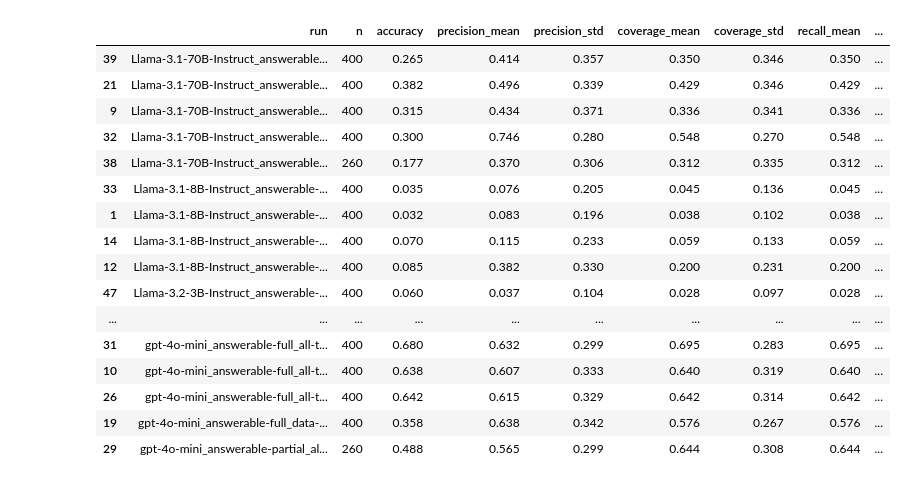
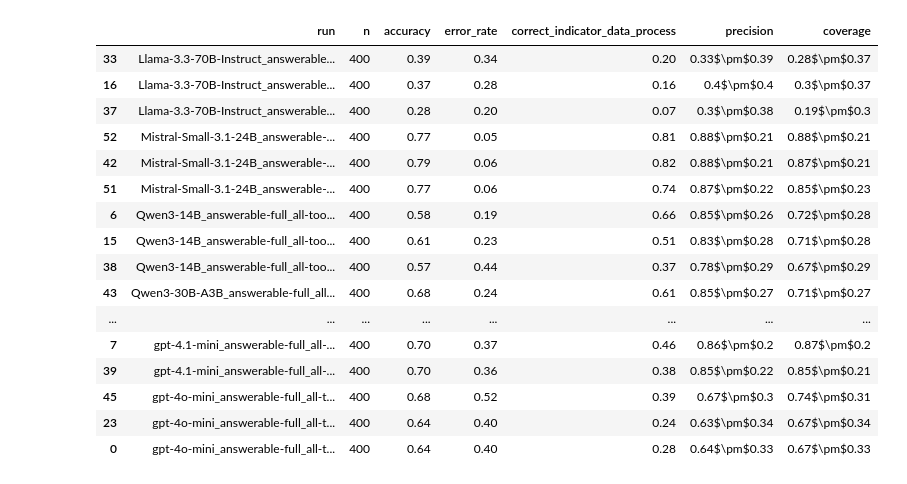
Before and after one commit to njf0/frankenstein, a Jupyter notebook: eval/results.ipynb, the cells around one changed output. Cells and saved outputs as stored; diff of their text form; code cells hidden in the pictures.

Commit message:
Analysis code and results

```diff
--- a/eval/results.ipynb
+++ b/eval/results.ipynb
@@ -47,12 +27,14 @@ Found 49 runs in runs:
 # %%
+from tqdm import tqdm
+
 summary_rows = []
-for run_name, run_df in dfs.items():
-    print(f'Processing run: {run_name}')
+for run_name, run_df in tqdm(dfs.items(), desc='Processing runs', unit='run'):
     # Compute tool call columns if not already present
     # Keep only rows where df['answer_format'] is not bool
-    run_df = run_df[run_df['answer_format'] != bool]
+    # run_df = run_df[run_df['answer_format'] != bool]
     if 'gold_tool_calls' not in run_df.columns:
-        run_df['gold_tool_calls'] = run_df.apply(analysis.get_gold_tool_calls, axis=1)
+        tools = DATA_TOOL_NAMES if 'data-tools' in run_name else []
+        run_df['gold_tool_calls'] = run_df.apply(lambda row: analysis.get_gold_tool_calls(row, tools), axis=1)
     if 'pred_tool_calls' not in run_df.columns:
         run_df['pred_tool_calls'] = run_df.apply(analysis.get_pred_tool_calls, axis=1)
     if 'true_positives' not in run_df.columns:
@@ -65,12 +47,10 @@ for run_name, run_df in dfs.items():
         run_df['precision'] = run_df.apply(analysis.get_precision, axis=1)
     if 'coverage' not in run_df.columns:
         run_df['coverage'] = run_df.apply(analysis.get_coverage, axis=1)
-    if 'recall' not in run_df.columns:
-        run_df['recall'] = run_df.apply(analysis.get_recall, axis=1)
     if 'error_made' not in run_df.columns:
         run_df['error_made'] = run_df.apply(analysis.get_error_made, axis=1)
-    if 'no_search_for_indicator_names' not in run_df.columns:
-        run_df['no_search_for_indicator_names'] = run_df.apply(analysis.get_no_search_for_indicator_names, axis=1)
+    if 'correct_indicator_data_process' not in run_df.columns:
+        run_df['correct_indicator_data_process'] = run_df.apply(analysis.get_correct_indicator_data_process, axis=1)
 
     summary = {
         'run': run_name,
@@ -80,15 +60,26 @@ for run_name, run_df in dfs.items():
         'precision_std': run_df['precision'].std(),
         'coverage_mean': run_df['coverage'].mean(),
         'coverage_std': run_df['coverage'].std(),
-        'recall_mean': run_df['recall'].mean(),
-        'recall_std': run_df['recall'].std(),
         'error_rate': run_df['error_made'].mean(),
-        'no_search_rate': run_df['no_search_for_indicator_names'].mean(),
+        'correct_indicator_data_process': run_df['correct_indicator_data_process'].mean(),
     }
     summary_rows.append(summary)
 
 summary_df = pd.DataFrame(summary_rows)
 summary_df = summary_df.sort_values(by='run')
-summary_df = summary_df.round(3)  # Round to 3 decimal places
-summary_df
+summary_df = summary_df.round(2)  # Round to 2 decimal places
+
+# Drop certain rows from the summary depending on the run name
+summary_df = summary_df[~summary_df['run'].str.contains('Llama-3.1-70B|Llama-3.1-8B|Llama-3.2-3B')]
+# Currently I have 'mean' and 'std' for precision and coverage, can I put these in a single column with a format like '0.85 ± 0.05'?
+summary_df['precision'] = summary_df.apply(lambda row: rf'{row["precision_mean"]}$\pm${row["precision_std"]}', axis=1)
+summary_df['coverage'] = summary_df.apply(lambda row: rf'{row["coverage_mean"]}$\pm${row["coverage_std"]}', axis=1)
+summary_df = summary_df.drop(columns=['precision_mean', 'precision_std', 'coverage_mean', 'coverage_std'])
+normal_runs = summary_df[~summary_df['run'].str.contains('data-tools|partial')]
+zero_shot = normal_runs[normal_runs['run'].str.contains('0-shot')]
+one_shot = normal_runs[normal_runs['run'].str.contains('1-shot')]
+three_shot = normal_runs[normal_runs['run'].str.contains('3-shot')]
+partial_runs = summary_df[summary_df['run'].str.contains('partial')]
+data_tool_runs = summary_df[summary_df['run'].str.contains('data-tools')]
+normal_runs
 # %% [output]
@@ -112,17 +86,17 @@ Processing run: Qwen3-4B_answerable-partial_all-tools_0-shot
-|  | run | n | accuracy | precision_mean | precision_std | coverage_mean | coverage_std | recall_mean | ... |
-| 39 | Llama-3.1-70B-Instruct_answerable... | 400 | 0.265 | 0.414 | 0.357 | 0.350 | 0.346 | 0.350 | ... |
-| 21 | Llama-3.1-70B-Instruct_answerable... | 400 | 0.382 | 0.496 | 0.339 | 0.429 | 0.346 | 0.429 | ... |
-| 9 | Llama-3.1-70B-Instruct_answerable... | 400 | 0.315 | 0.434 | 0.371 | 0.336 | 0.341 | 0.336 | ... |
-| 32 | Llama-3.1-70B-Instruct_answerable... | 400 | 0.300 | 0.746 | 0.280 | 0.548 | 0.270 | 0.548 | ... |
-| 38 | Llama-3.1-70B-Instruct_answerable... | 260 | 0.177 | 0.370 | 0.306 | 0.312 | 0.335 | 0.312 | ... |
-| 33 | Llama-3.1-8B-Instruct_answerable-... | 400 | 0.035 | 0.076 | 0.205 | 0.045 | 0.136 | 0.045 | ... |
-| 1 | Llama-3.1-8B-Instruct_answerable-... | 400 | 0.032 | 0.083 | 0.196 | 0.038 | 0.102 | 0.038 | ... |
-| 14 | Llama-3.1-8B-Instruct_answerable-... | 400 | 0.070 | 0.115 | 0.233 | 0.059 | 0.133 | 0.059 | ... |
-| 12 | Llama-3.1-8B-Instruct_answerable-... | 400 | 0.085 | 0.382 | 0.330 | 0.200 | 0.231 | 0.200 | ... |
-| 47 | Llama-3.2-3B-Instruct_answerable-... | 400 | 0.060 | 0.037 | 0.104 | 0.028 | 0.097 | 0.028 | ... |
-| ... | ... | ... | ... | ... | ... | ... | ... | ... | ... |
-| 31 | gpt-4o-mini_answerable-full_all-t... | 400 | 0.680 | 0.632 | 0.299 | 0.695 | 0.283 | 0.695 | ... |
-| 10 | gpt-4o-mini_answerable-full_all-t... | 400 | 0.638 | 0.607 | 0.333 | 0.640 | 0.319 | 0.640 | ... |
-| 26 | gpt-4o-mini_answerable-full_all-t... | 400 | 0.642 | 0.615 | 0.329 | 0.642 | 0.314 | 0.642 | ... |
-| 19 | gpt-4o-mini_answerable-full_data-... | 400 | 0.358 | 0.638 | 0.342 | 0.576 | 0.267 | 0.576 | ... |
-| 29 | gpt-4o-mini_answerable-partial_al... | 260 | 0.488 | 0.565 | 0.299 | 0.644 | 0.308 | 0.644 | ... |
+|  | run | n | accuracy | error_rate | correct_indicator_data_process | precision | coverage |
+| 33 | Llama-3.3-70B-Instruct_answerable... | 400 | 0.39 | 0.34 | 0.20 | 0.33$\pm$0.39 | 0.28$\pm$0.37 |
+| 16 | Llama-3.3-70B-Instruct_answerable... | 400 | 0.37 | 0.28 | 0.16 | 0.4$\pm$0.4 | 0.3$\pm$0.37 |
+| 37 | Llama-3.3-70B-Instruct_answerable... | 400 | 0.28 | 0.20 | 0.07 | 0.3$\pm$0.38 | 0.19$\pm$0.3 |
+| 52 | Mistral-Small-3.1-24B_answerable-... | 400 | 0.77 | 0.05 | 0.81 | 0.88$\pm$0.21 | 0.88$\pm$0.21 |
+| 42 | Mistral-Small-3.1-24B_answerable-... | 400 | 0.79 | 0.06 | 0.82 | 0.88$\pm$0.21 | 0.87$\pm$0.21 |
+| 51 | Mistral-Small-3.1-24B_answerable-... | 400 | 0.77 | 0.06 | 0.74 | 0.87$\pm$0.22 | 0.85$\pm$0.23 |
+| 6 | Qwen3-14B_answerable-full_all-too... | 400 | 0.58 | 0.19 | 0.66 | 0.85$\pm$0.26 | 0.72$\pm$0.28 |
+| 15 | Qwen3-14B_answerable-full_all-too... | 400 | 0.61 | 0.23 | 0.51 | 0.83$\pm$0.28 | 0.71$\pm$0.28 |
+| 38 | Qwen3-14B_answerable-full_all-too... | 400 | 0.57 | 0.44 | 0.37 | 0.78$\pm$0.29 | 0.67$\pm$0.29 |
+| 43 | Qwen3-30B-A3B_answerable-full_all... | 400 | 0.68 | 0.24 | 0.61 | 0.85$\pm$0.27 | 0.71$\pm$0.27 |
+| ... | ... | ... | ... | ... | ... | ... | ... |
+| 7 | gpt-4.1-mini_answerable-full_all-... | 400 | 0.70 | 0.37 | 0.46 | 0.86$\pm$0.2 | 0.87$\pm$0.2 |
+| 39 | gpt-4.1-mini_answerable-full_all-... | 400 | 0.70 | 0.36 | 0.38 | 0.85$\pm$0.22 | 0.85$\pm$0.21 |
+| 45 | gpt-4o-mini_answerable-full_all-t... | 400 | 0.68 | 0.52 | 0.39 | 0.67$\pm$0.3 | 0.74$\pm$0.31 |
+| 23 | gpt-4o-mini_answerable-full_all-t... | 400 | 0.64 | 0.40 | 0.24 | 0.63$\pm$0.34 | 0.67$\pm$0.34 |
+| 0 | gpt-4o-mini_answerable-full_all-t... | 400 | 0.64 | 0.40 | 0.28 | 0.64$\pm$0.33 | 0.67$\pm$0.33 |
```
Also changed, not shown: parts of 9 cells of this notebook, 5 other files.
